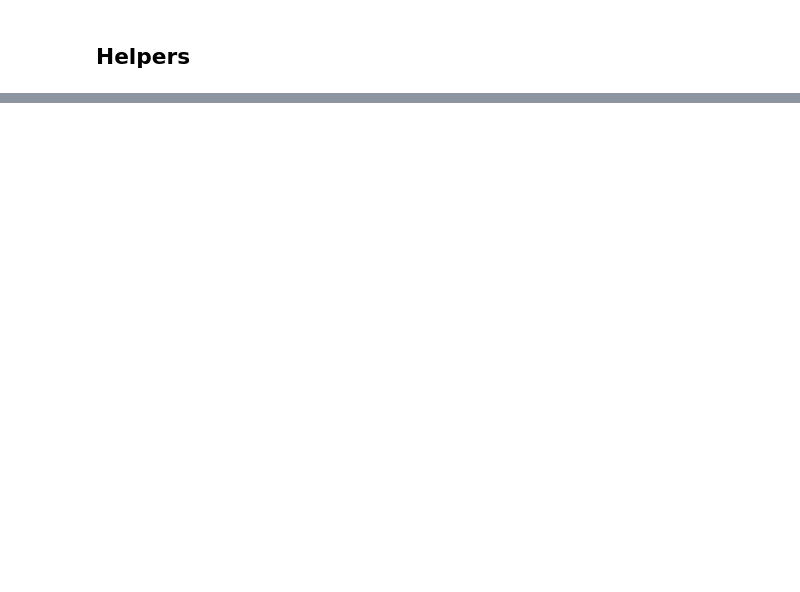
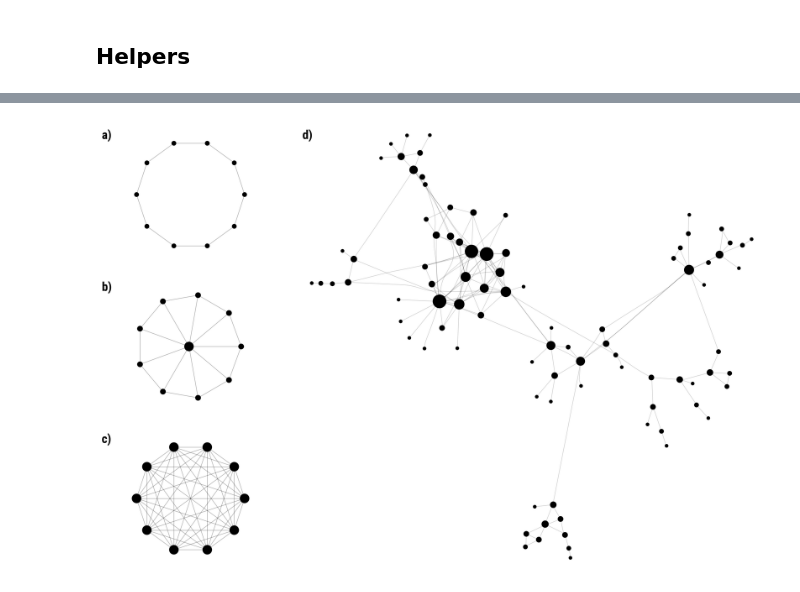
Before and after one commit to IgnacioOQ/e_network_inequality, a Jupyter notebook: 4. Network-Visualizations.ipynb, the cells around one changed output, grey strips where cells are left out. Saved outputs shown, nothing was run; the diff lists cells and outputs as text; code cells hidden in the pictures; blank space fills up the shorter version.

Commit message:
Updated network layouts

```diff
--- a/4. Network-Visualizations.ipynb
+++ b/4. Network-Visualizations.ipynb
@@ -805,8 +51,0 @@ plt.show()
-# %%
-# Print nodes with highest out degree for each network
-for name, G in [(NETWORK_TITLE, G_original)]:
-    out_degrees = dict(G.out_degree())
-    sorted_nodes = sorted(out_degrees.items(), key=lambda x: x[1], reverse=True)
-    print(f"\n{name} Network - Top 10 nodes by out-degree:")
-    for node, degree in sorted_nodes[:10]:
-        print(f"  {G.nodes[node].get('author_id', node)}: {degree}")
@@ -812,0 +369,91 @@ for name, G in [(NETWORK_TITLE, G_original)]:
+# %%
+with (PROJECT_ROOT / "networks/citation_data/pud_network.pkl").open("rb") as handle:
+    pud_network = nx.convert_node_labels_to_integers(pickle.load(handle), label_attribute="author_id")
+
+pud_layout_params = dict(LAYOUT_PARAMS)
+pud_positions = compute_cluster_layout(pud_network, niter=10000, **pud_layout_params)
+# %%
+PUD_OVERVIEW_PARAMS = dict(
+    figsize=(12, 8), width_ratios=(1, 2.5), panel_gap=0.04, labels=False,
+    panel_labels=True, panel_label_size=16, panel_label_pad=6,  # Padding in points.
+)
+PUD_OVERVIEW_STYLE = dict(PLOT_PARAMS, node_size_scale=16, edge_alpha=0.18, label_size=14, title_y=-0.06)
+
+pud_examples = [("Cycle", nx.cycle_graph(10)), ("Wheel", nx.wheel_graph(10)), ("Complete", nx.complete_graph(10))]
+pud_overview_fig = plt.figure(
+    figsize=PUD_OVERVIEW_PARAMS["figsize"], dpi=FIGURE_PARAMS["dpi"],
+    facecolor=FIGURE_PARAMS["background"], layout="constrained",
+)
+pud_grid = pud_overview_fig.add_gridspec(3, 2, width_ratios=PUD_OVERVIEW_PARAMS["width_ratios"])
+pud_overview_fig.get_layout_engine().set(wspace=PUD_OVERVIEW_PARAMS["panel_gap"], hspace=0.04)
+pud_example_axes = [pud_overview_fig.add_subplot(pud_grid[row, 0]) for row in range(3)]
+pud_main_ax = pud_overview_fig.add_subplot(pud_grid[:, 1])
+
+for ax, (name, graph) in zip(pud_example_axes, pud_examples):
+    outer = graph.subgraph(range(1, 10)) if name == "Wheel" else graph
+    positions = nx.circular_layout(outer)
+    if name == "Wheel":
+        positions[0] = np.zeros(2)
+    positions = pd.DataFrame.from_dict(positions, orient="index", columns=["x", "y"])
+    plot_network_panel(
+        ax, graph, positions, name if PUD_OVERVIEW_PARAMS["labels"] else "",
+        **dict(PUD_OVERVIEW_STYLE, edge_alpha=0.3, margin=0.12), bundle_edges=False,
+    )
+
+pud_node_sizes = (
+    np.array([pud_network.degree(n) for n in pud_positions.index]) * PUD_OVERVIEW_STYLE["node_size_scale"]
+    + PUD_OVERVIEW_STYLE["node_size_min"]
+)
+pud_draw_positions = pud_positions.copy()
+pud_main_ax.set_aspect("equal", adjustable="box")
+pud_main_ax.axis("off")
+if PUD_OVERVIEW_PARAMS["labels"]:
+    pud_main_ax.text(
+        0.5, PUD_OVERVIEW_STYLE["title_y"], "Peptic ulcer disease (PUD)",
+        transform=pud_main_ax.transAxes, ha="center", va="top",
+        fontsize=PUD_OVERVIEW_STYLE["label_size"], fontweight=PUD_OVERVIEW_STYLE["label_weight"],
+        color=PUD_OVERVIEW_STYLE["label_color"],
+    )
+
+# Measure the large panel before separating nodes; keep the force-layout coordinates intact.
+for _ in range(12):
+    xy = pud_draw_positions.to_numpy()
+    pad = np.ptp(xy, axis=0) * PUD_OVERVIEW_STYLE["margin"]
+    lower, upper = xy.min(axis=0) - pad, xy.max(axis=0) + pad
+    pud_main_ax.set(xlim=(lower[0], upper[0]), ylim=(lower[1], upper[1]))
+    pud_overview_fig.canvas.draw()
+    if OVERLAP_METHOD is None:
+        break
+    pud_draw_positions = remove_node_overlaps(
+        pud_main_ax, pud_positions, pud_node_sizes, method=OVERLAP_METHOD,
+        labeladjust_kwargs=LABELADJUST_PARAMS, **OVERLAP_PARAMS,
+    )
+    units_per_point = (upper[0] - lower[0]) / pud_main_ax.bbox.width * pud_overview_fig.dpi / 72
+    radii = (np.sqrt(pud_node_sizes) / 2 + OVERLAP_PARAMS["padding"]) * units_per_point
+    if (
+        np.all(pud_draw_positions.to_numpy() - radii[:, None] >= lower)
+        and np.all(pud_draw_positions.to_numpy() + radii[:, None] <= upper)
+    ):
+        break
+else:
+    raise RuntimeError("PUD overlap removal needs more room: increase the figure or reduce node sizes.")
+
+pud_overview_fig.set_layout_engine("none")
+plot_network_panel(pud_main_ax, pud_network, pud_draw_positions, "", **PUD_OVERVIEW_STYLE)
+# Anchor letters to the subplot slots, independently of each network's aspect ratio.
+pud_panel_labels = []
+if PUD_OVERVIEW_PARAMS["panel_labels"]:
+    boxes = [ax.get_position(original=True) for ax in [*pud_example_axes, pud_main_ax]]
+    dx, dy = PUD_OVERVIEW_PARAMS["panel_label_pad"] / (72 * pud_overview_fig.get_size_inches())
+    left = min(box.x0 for box in boxes[:3]) + dx
+    top = max(boxes[0].y1, boxes[3].y1) - dy
+    anchors = [(left, top), (left, boxes[1].y1 - dy), (left, boxes[2].y1 - dy), (boxes[3].x0 + dx, top)]
+    for label, (x, y) in zip(("a)", "b)", "c)", "d)"), anchors):
+        pud_panel_labels.append(pud_overview_fig.text(
+            x, y, label, ha="left", va="top", fontweight="bold",
+            fontsize=PUD_OVERVIEW_PARAMS["panel_label_size"], color=PUD_OVERVIEW_STYLE["label_color"],
+        ))
+
+save_figure(pud_overview_fig, "simple_and_pud_networks")
+plt.show()
+# %% [output]
@@ -812,0 +462 @@ for name, G in [(NETWORK_TITLE, G_original)]:
+[figure, added]
```
Also changed, not shown: parts of 28 cells of this notebook, 12 other files.
